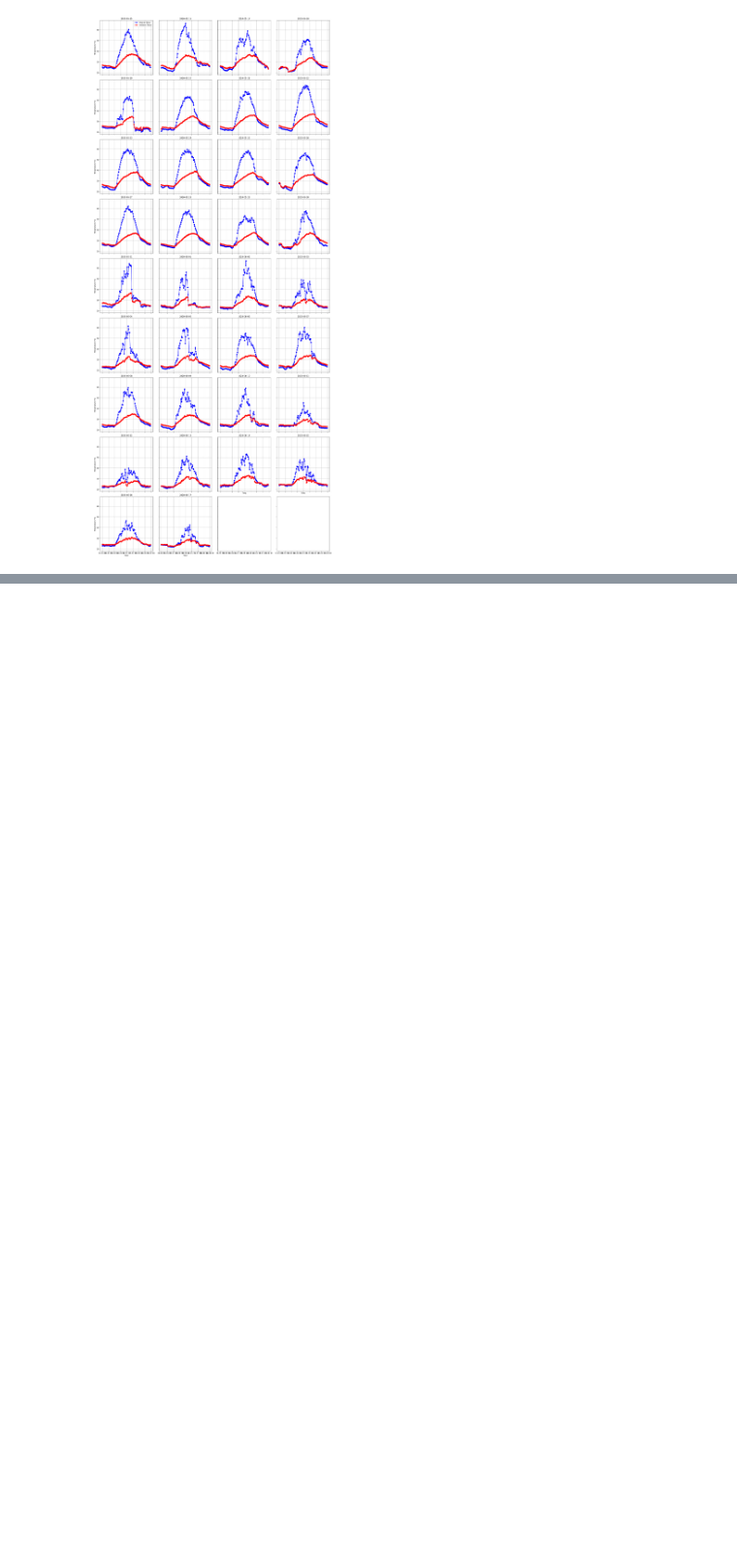
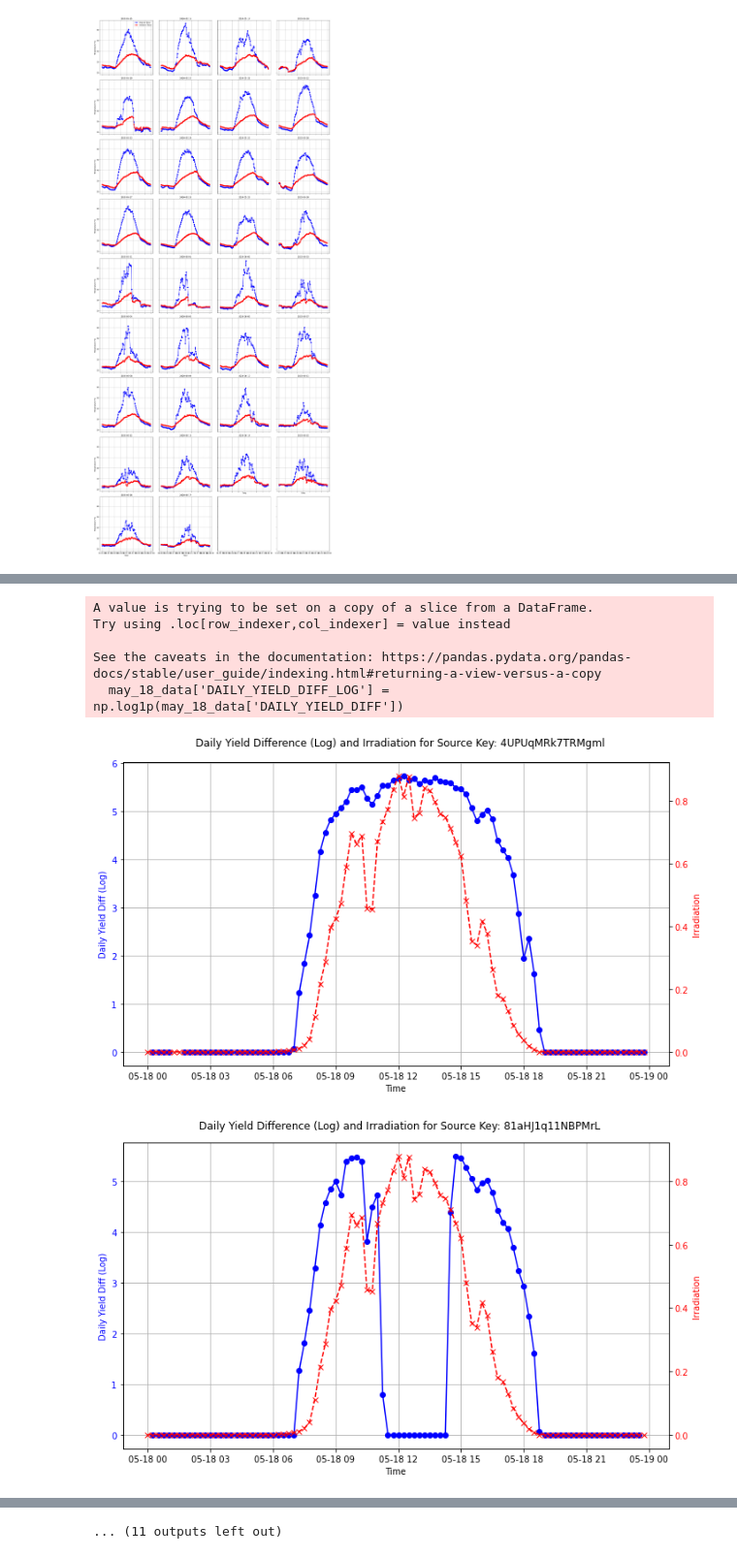
Before and after one commit to LUKEZFLU/elile_kaggle, a Jupyter notebook: q2_panel_cleaning.ipynb, the cells around one changed output, grey strips where cells are left out. Shown at 97% size. Saved outputs shown, nothing was run; the diff lists cells and outputs as text; code cells hidden in the pictures; blank space fills up the shorter version.

```diff
--- a/q2_panel_cleaning.ipynb
+++ b/q2_panel_cleaning.ipynb
@@ -182,0 +194,62 @@ See the caveats in the documentation: https://pandas.pydata.org/pandas-docs/stab
+# %%
+# # Convert DATE_TIME to datetime
+# may_18_data['DATE_TIME'] = pd.to_datetime(may_18_data['DATE_TIME'])
+
+# # Calculate the diff of DAILY_YIELD
+# may_18_data['DAILY_YIELD_DIFF'] = may_18_data.groupby('SOURCE_KEY_g')['DAILY_YIELD'].diff()
+
+# # Get unique SOURCE_KEY_g
+# source_keys = may_18_data['SOURCE_KEY_g'].unique()
+
+# # Plotting the data
+# for source_key in source_keys:
+#     subset = may_18_data[may_18_data['SOURCE_KEY_g'] == source_key]
+#     plt.figure(figsize=(10, 6))
+#     plt.plot(subset['DATE_TIME'], subset['DAILY_YIELD_DIFF'], marker='o')
+#     plt.title(f'Daily Yield Difference for Source Key: {source_key}')
+#     plt.xlabel('Time')
+#     plt.ylabel('Daily Yield Diff')
+#     plt.grid(True)
+#     plt.xticks(rotation=45)
+#     plt.tight_layout()
+#     plt.show()
+
+# Apply log transformation to DAILY_YIELD_DIFF
+may_18_data['DAILY_YIELD_DIFF_LOG'] = np.log1p(may_18_data['DAILY_YIELD_DIFF'])
+
+figures = []
+for source_key in source_keys:
+    subset = may_18_data[may_18_data['SOURCE_KEY_g'] == source_key]
+    fig, ax1 = plt.subplots(figsize=(10, 6))
+
+    # Plot DAILY_YIELD_DIFF_LOG
+    ax1.plot(subset['DATE_TIME'], subset['DAILY_YIELD_DIFF_LOG'], color='b', marker='o', label='Daily Yield Diff (Log)')
+    ax1.set_xlabel('Time')
+    ax1.set_ylabel('Daily Yield Diff (Log)', color='b')
+    ax1.tick_params(axis='y', labelcolor='b')
+
+    # Create a second y-axis to plot IRRADIATION
+    ax2 = ax1.twinx()
+    ax2.plot(subset['DATE_TIME'], subset['IRRADIATION'], color='r', marker='x', linestyle='--', label='Irradiation')
+    ax2.set_ylabel('Irradiation', color='r')
+    ax2.tick_params(axis='y', labelcolor='r')
+
+    # Title and grid
+    fig.suptitle(f'Daily Yield Difference (Log) and Irradiation for Source Key: {source_key}')
+    ax1.grid(True)
+    fig.tight_layout()
+    plt.xticks(rotation=45)
+
+    figures.append(fig)
+
+# Display all plots
+for fig in figures:
+    plt.show()
+# %% [output]
+A value is trying to be set on a copy of a slice from a DataFrame.
+Try using .loc[row_indexer,col_indexer] = value instead
+
+See the caveats in the documentation: https://pandas.pydata.org/pandas-docs/stable/user_guide/indexing.html#returning-a-view-versus-a-copy
+  may_18_data['DAILY_YIELD_DIFF_LOG'] = np.log1p(may_18_data['DAILY_YIELD_DIFF'])
+[figure, added]
+[figure, added]
@@ -182,0 +265 @@ See the caveats in the documentation: https://pandas.pydata.org/pandas-docs/stab
+... (11 outputs left out)
```
Also changed, not shown: parts of 6 cells of this notebook, 1 other file.
